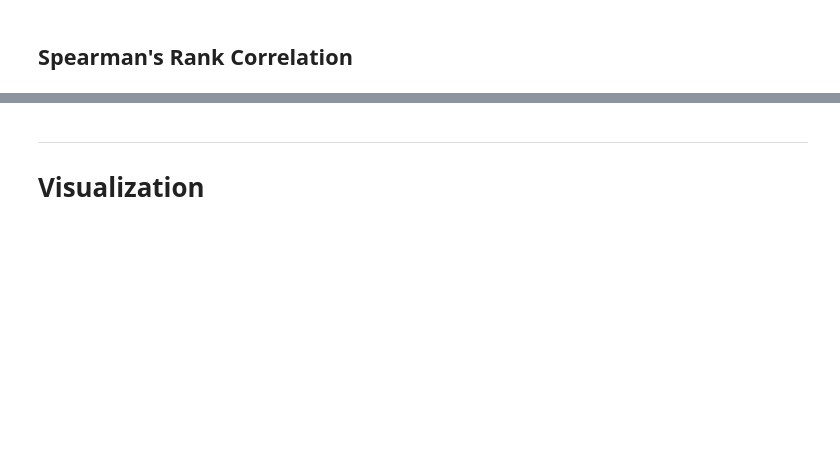
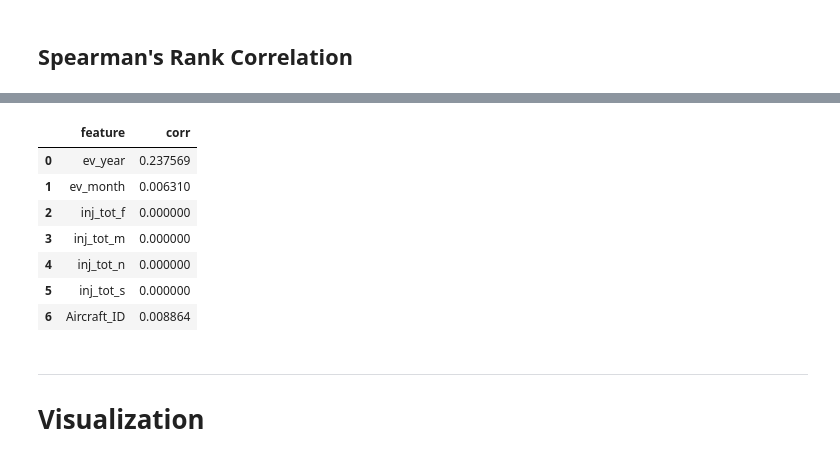
Before and after one commit to TheErdosInstitute-Summer2025-Project/aviation-project, a Jupyter notebook: jupyter-notebooks/nstb_exploration_visualization.ipynb, the cells around one changed output, grey strips where cells are left out. Cells and saved outputs as stored; diff of their text form; code cells hidden in the pictures; blank space fills up the shorter version.

```diff
--- a/jupyter-notebooks/nstb_exploration_visualization.ipynb
+++ b/jupyter-notebooks/nstb_exploration_visualization.ipynb
@@ -56,3 +112,14 @@ np.float64(0.05528130758323294)
+# %%
+spear_df
+# %% [output]
+|  | feature | corr |
+| 0 | ev_year | 0.237569 |
+| 1 | ev_month | 0.006310 |
+| 2 | inj_tot_f | 0.000000 |
+| 3 | inj_tot_m | 0.000000 |
+| 4 | inj_tot_n | 0.000000 |
+| 5 | inj_tot_s | 0.000000 |
+| 6 | Aircraft_ID | 0.008864 |
 # %% [markdown]
 ***
 # Visualization
```
Also changed, not shown: parts of 7 cells of this notebook.
